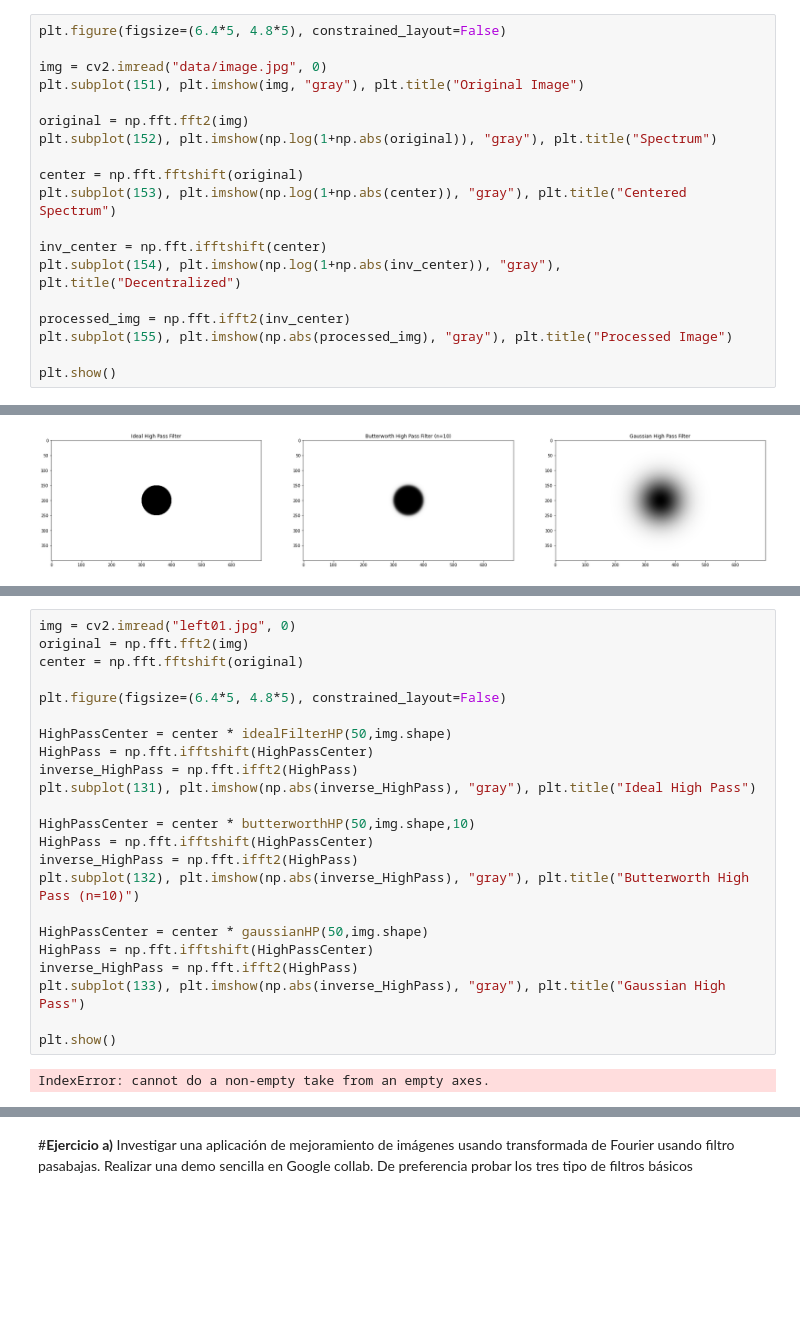
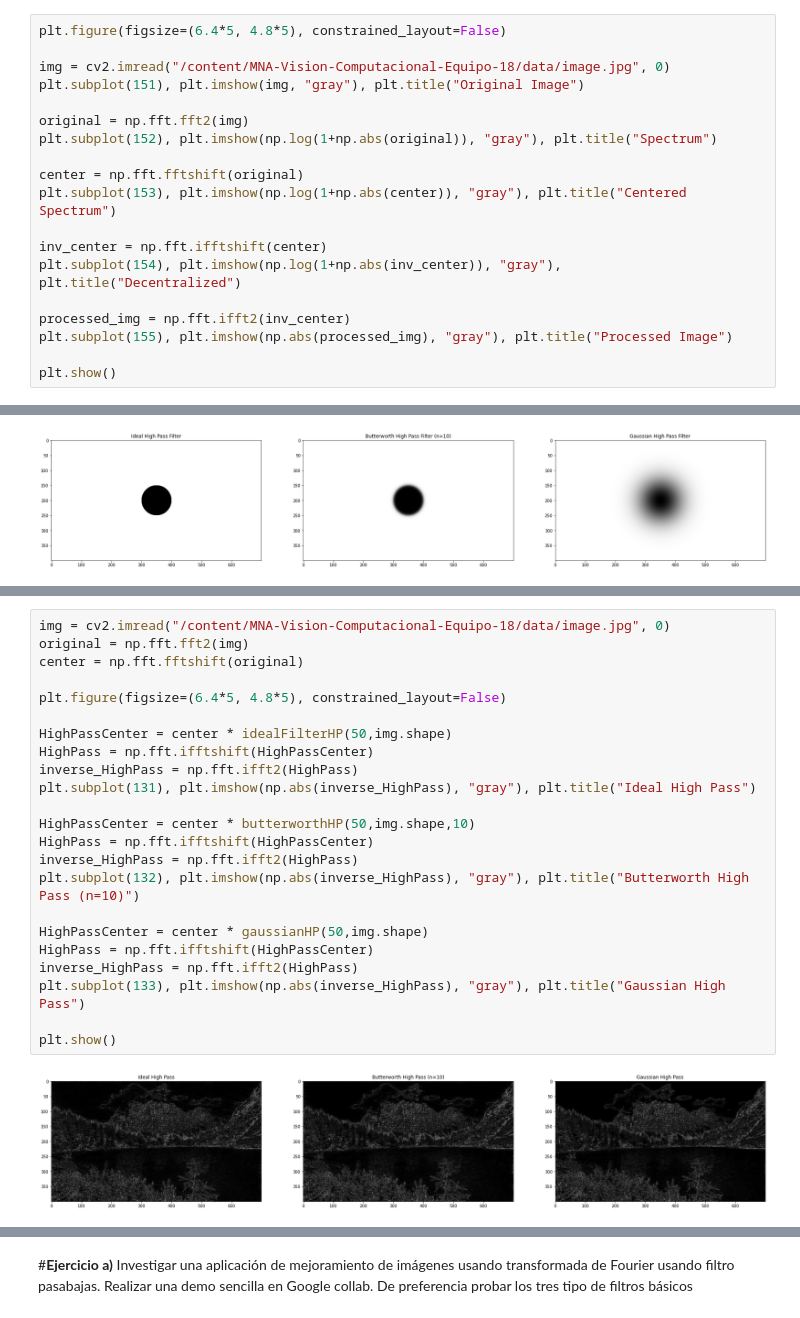
Before and after one commit to rzunick/MNA-Vision-Computacional-Equipo-18, a Jupyter notebook: 5_3_Algoritmos_Mejoramiento_Dominio_Fourier.ipynb, the cells around one changed output, grey strips where cells are left out. Saved outputs shown, nothing was run; the diff lists cells and outputs as text; blank space fills up the shorter version.

```diff
--- a/5_3_Algoritmos_Mejoramiento_Dominio_Fourier.ipynb
+++ b/5_3_Algoritmos_Mejoramiento_Dominio_Fourier.ipynb
@@ -37,7 +51,7 @@ from math import sqrt,exp
 # %%
 plt.figure(figsize=(6.4*5, 4.8*5), constrained_layout=False)
 
-img = cv2.imread("data/image.jpg", 0)
+img = cv2.imread("/content/MNA-Vision-Computacional-Equipo-18/data/image.jpg", 0)
 plt.subplot(151), plt.imshow(img, "gray"), plt.title("Original Image")
 
 original = np.fft.fft2(img)
@@ -302,28 +316,28 @@ plt.show()
 # %% [output]
 [figure]
 # %%
-img = cv2.imread("left01.jpg", 0)
+img = cv2.imread("/content/MNA-Vision-Computacional-Equipo-18/data/image.jpg", 0)
 original = np.fft.fft2(img)
 center = np.fft.fftshift(original)
 
 plt.figure(figsize=(6.4*5, 4.8*5), constrained_layout=False)
 
 HighPassCenter = center * idealFilterHP(50,img.shape)
 HighPass = np.fft.ifftshift(HighPassCenter)
 inverse_HighPass = np.fft.ifft2(HighPass)
 plt.subplot(131), plt.imshow(np.abs(inverse_HighPass), "gray"), plt.title("Ideal High Pass")
 
 HighPassCenter = center * butterworthHP(50,img.shape,10)
 HighPass = np.fft.ifftshift(HighPassCenter)
 inverse_HighPass = np.fft.ifft2(HighPass)
 plt.subplot(132), plt.imshow(np.abs(inverse_HighPass), "gray"), plt.title("Butterworth High Pass (n=10)")
 
 HighPassCenter = center * gaussianHP(50,img.shape)
 HighPass = np.fft.ifftshift(HighPassCenter)
 inverse_HighPass = np.fft.ifft2(HighPass)
 plt.subplot(133), plt.imshow(np.abs(inverse_HighPass), "gray"), plt.title("Gaussian High Pass")
 
 plt.show()
 # %% [output]
-IndexError: cannot do a non-empty take from an empty axes.
+[figure, added]
 # %%
```
Also changed, not shown: parts of 8 cells of this notebook.
